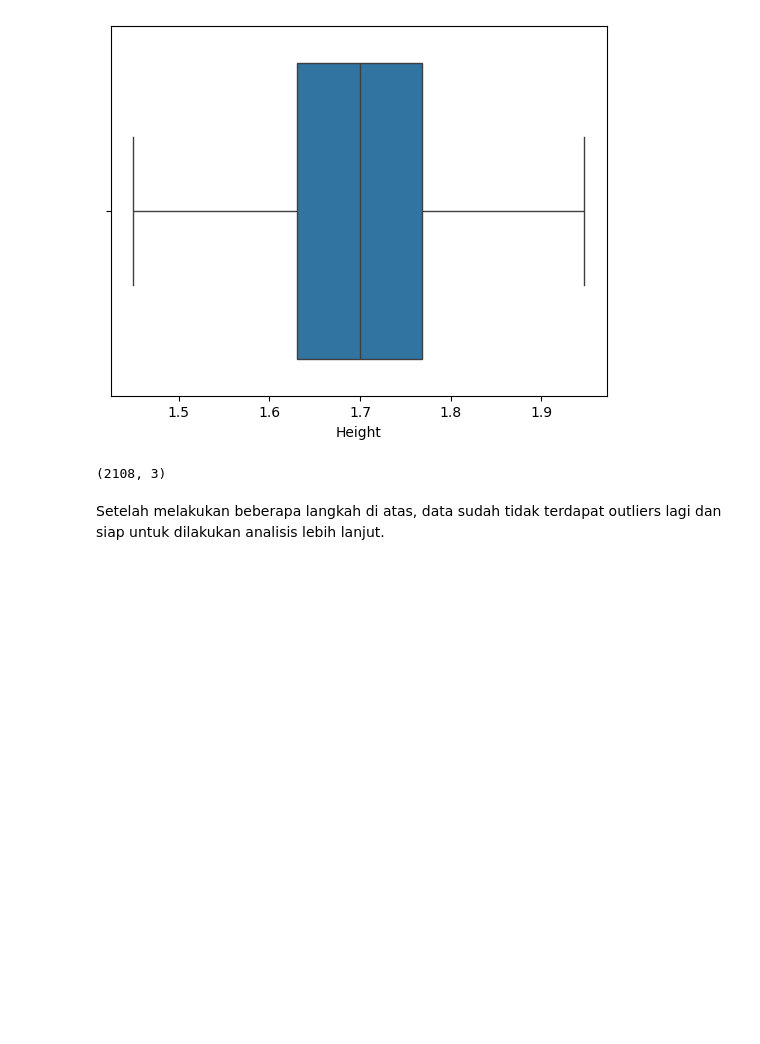
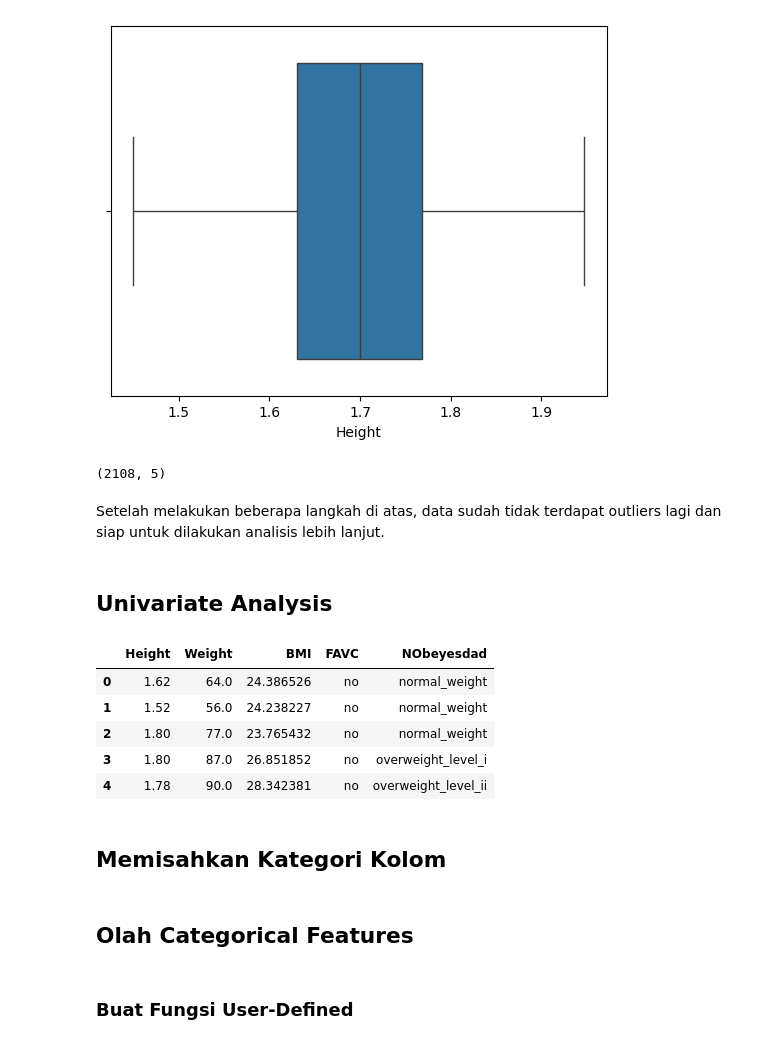
Before and after one commit to ishala/obesity-analysis-and-recommender-system, a Jupyter notebook: Submission 1/analisis.ipynb, the cells around one changed output. Cells and saved outputs as stored; diff of their text form; code cells hidden in the pictures; blank space fills up the shorter version.

Commit message:
add univariate

```diff
--- a/Submission 1/analisis.ipynb
+++ b/Submission 1/analisis.ipynb
@@ -333,8 +396,22 @@ sns.boxplot(x=obesDf['Height'])
 [figure]
 # %%
 # Cek Shape
-obesDf.shape
+cleanedObesDf.shape
 # %% [output]
-(2108, 3)
+(2108, 5)
 # %% [markdown]
 Setelah melakukan beberapa langkah di atas, data sudah tidak terdapat outliers lagi dan siap untuk dilakukan analisis lebih lanjut.
+# %% [markdown]
+## Univariate Analysis
+# %%
+# Cek Isi Dataset
+cleanedObesDf.head()
+# %% [output]
+|  | Height | Weight | BMI | FAVC | NObeyesdad |
+| 0 | 1.62 | 64.0 | 24.386526 | no | normal_weight |
+| 1 | 1.52 | 56.0 | 24.238227 | no | normal_weight |
+| 2 | 1.80 | 77.0 | 23.765432 | no | normal_weight |
+| 3 | 1.80 | 87.0 | 26.851852 | no | overweight_level_i |
+| 4 | 1.78 | 90.0 | 28.342381 | no | overweight_level_ii |
+# %% [markdown]
+## Memisahkan Kategori Kolom
@@ -340,0 +423,4 @@ Setelah melakukan beberapa langkah di atas, data sudah tidak terdapat outliers l
+# %% [markdown]
+## Olah Categorical Features
+# %% [markdown]
+### Buat Fungsi User-Defined
```
Also changed, not shown: parts of 30 cells of this notebook.
